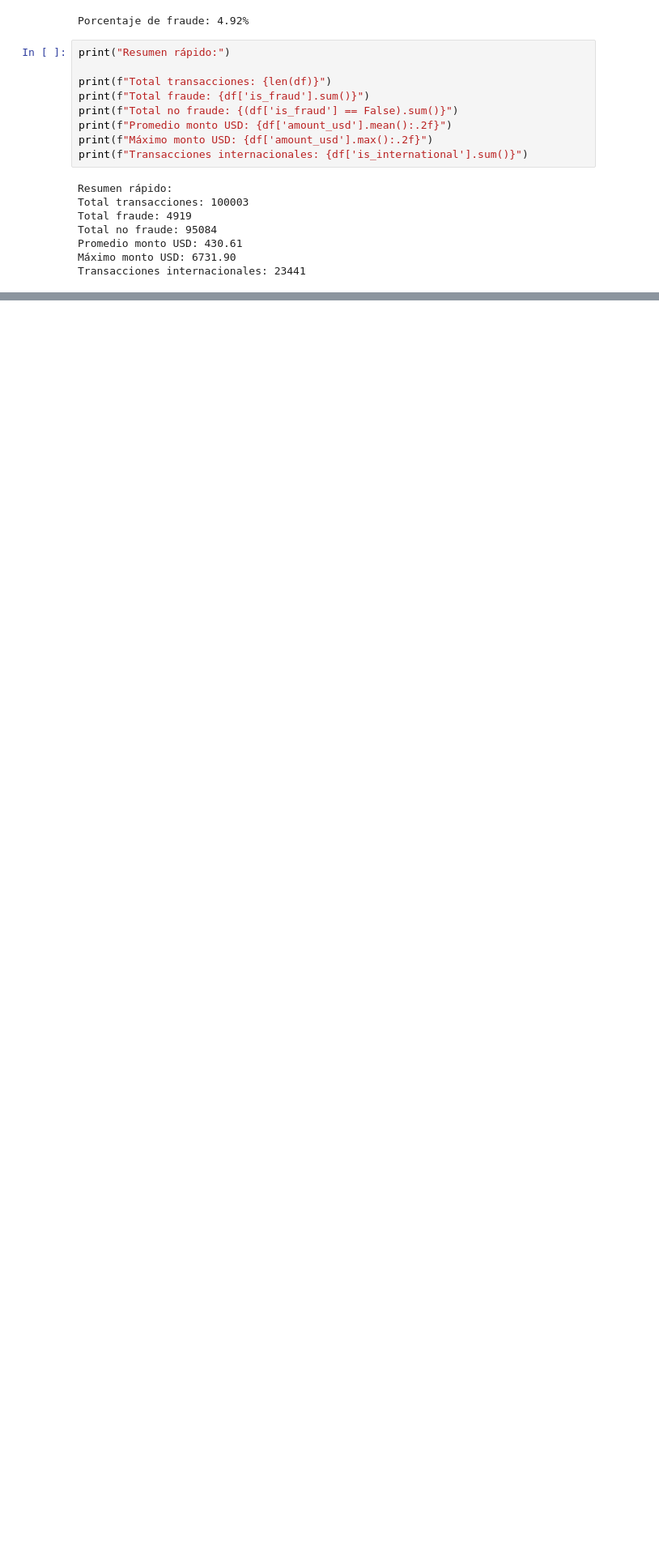
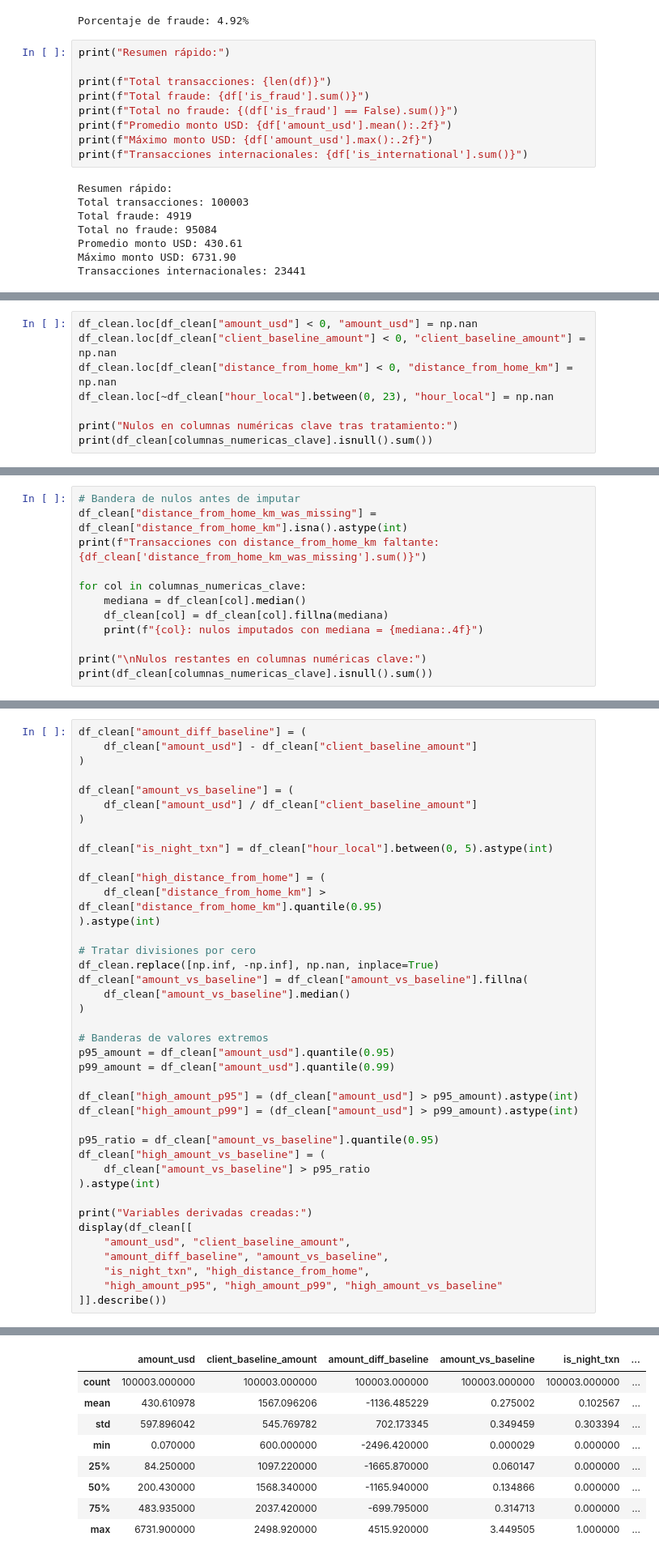
Before and after one commit to JPS4321/AnalisisFraude_plusTI, a Jupyter notebook: Analisis_Exploratorio_Bolivia.ipynb, the cells around one changed output, grey strips where cells are left out. Shown at 81% size. Saved outputs shown, nothing was run; the diff lists cells and outputs as text; blank space fills up the shorter version.

Commit message:
feat: add Bolivia data cleaning notebook

```diff
--- a/Analisis_Exploratorio_Bolivia.ipynb
+++ b/Analisis_Exploratorio_Bolivia.ipynb
@@ -271,0 +529,8 @@ Transacciones internacionales: 23441
+# %%
+df_clean.loc[df_clean["amount_usd"] < 0, "amount_usd"] = np.nan
+df_clean.loc[df_clean["client_baseline_amount"] < 0, "client_baseline_amount"] = np.nan
+df_clean.loc[df_clean["distance_from_home_km"] < 0, "distance_from_home_km"] = np.nan
+df_clean.loc[~df_clean["hour_local"].between(0, 23), "hour_local"] = np.nan
+
+print("Nulos en columnas numéricas clave tras tratamiento:")
+print(df_clean[columnas_numericas_clave].isnull().sum())
@@ -271,0 +548,12 @@ Transacciones internacionales: 23441
+# %%
+# Bandera de nulos antes de imputar
+df_clean["distance_from_home_km_was_missing"] = df_clean["distance_from_home_km"].isna().astype(int)
+print(f"Transacciones con distance_from_home_km faltante: {df_clean['distance_from_home_km_was_missing'].sum()}")
+
+for col in columnas_numericas_clave:
+    mediana = df_clean[col].median()
+    df_clean[col] = df_clean[col].fillna(mediana)
+    print(f"{col}: nulos imputados con mediana = {mediana:.4f}")
+
+print("\nNulos restantes en columnas numéricas clave:")
+print(df_clean[columnas_numericas_clave].isnull().sum())
@@ -271,0 +583,41 @@ Transacciones internacionales: 23441
+# %%
+df_clean["amount_diff_baseline"] = (
+    df_clean["amount_usd"] - df_clean["client_baseline_amount"]
+)
+
+df_clean["amount_vs_baseline"] = (
+    df_clean["amount_usd"] / df_clean["client_baseline_amount"]
+)
+
+df_clean["is_night_txn"] = df_clean["hour_local"].between(0, 5).astype(int)
+
+df_clean["high_distance_from_home"] = (
+    df_clean["distance_from_home_km"] > df_clean["distance_from_home_km"].quantile(0.95)
+).astype(int)
+
+# Tratar divisiones por cero
+df_clean.replace([np.inf, -np.inf], np.nan, inplace=True)
+df_clean["amount_vs_baseline"] = df_clean["amount_vs_baseline"].fillna(
+    df_clean["amount_vs_baseline"].median()
+)
+
+# Banderas de valores extremos
+p95_amount = df_clean["amount_usd"].quantile(0.95)
+p99_amount = df_clean["amount_usd"].quantile(0.99)
+
+df_clean["high_amount_p95"] = (df_clean["amount_usd"] > p95_amount).astype(int)
+df_clean["high_amount_p99"] = (df_clean["amount_usd"] > p99_amount).astype(int)
+
+p95_ratio = df_clean["amount_vs_baseline"].quantile(0.95)
+df_clean["high_amount_vs_baseline"] = (
+    df_clean["amount_vs_baseline"] > p95_ratio
+).astype(int)
+
+print("Variables derivadas creadas:")
+display(df_clean[[
+    "amount_usd", "client_baseline_amount",
+    "amount_diff_baseline", "amount_vs_baseline",
+    "is_night_txn", "high_distance_from_home",
+    "high_amount_p95", "high_amount_p99", "high_amount_vs_baseline"
+]].describe())
+# %% [output]
@@ -271,0 +625,9 @@ Transacciones internacionales: 23441
+|  | amount_usd | client_baseline_amount | amount_diff_baseline | amount_vs_baseline | is_night_txn | ... |
+| count | 100003.000000 | 100003.000000 | 100003.000000 | 100003.000000 | 100003.000000 | ... |
+| mean | 430.610978 | 1567.096206 | -1136.485229 | 0.275002 | 0.102567 | ... |
+| std | 597.896042 | 545.769782 | 702.173345 | 0.349459 | 0.303394 | ... |
+| min | 0.070000 | 600.000000 | -2496.420000 | 0.000029 | 0.000000 | ... |
+| 25% | 84.250000 | 1097.220000 | -1665.870000 | 0.060147 | 0.000000 | ... |
+| 50% | 200.430000 | 1568.340000 | -1165.940000 | 0.134866 | 0.000000 | ... |
+| 75% | 483.935000 | 2037.420000 | -699.795000 | 0.314713 | 0.000000 | ... |
+| max | 6731.900000 | 2498.920000 | 4515.920000 | 3.449505 | 1.000000 | ... |
```
Also changed, not shown: parts of 33 cells of this notebook.
